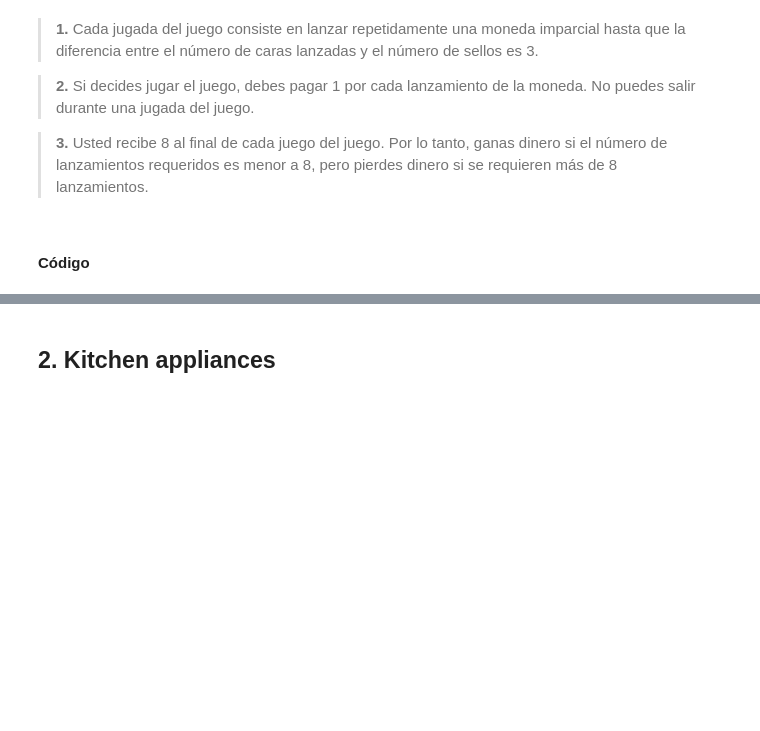
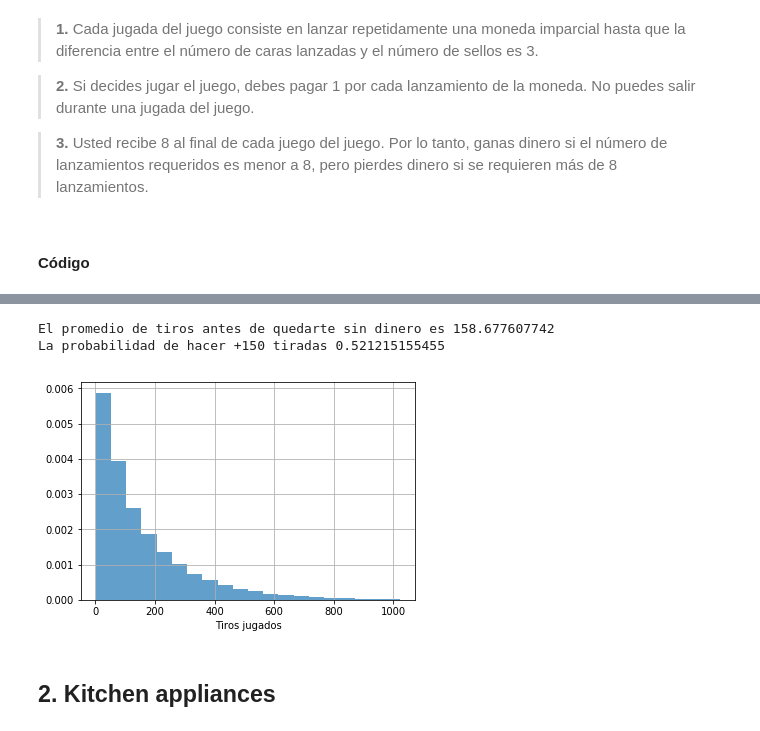
Before and after one commit to joseantonio2111/TrabajoTema1, a Jupyter notebook: TrabajoTema1.ipynb, the cells around one changed output, grey strips where cells are left out. Cells and saved outputs as stored; diff of their text form; code cells hidden in the pictures; blank space fills up the shorter version.

```diff
--- a/TrabajoTema1.ipynb
+++ b/TrabajoTema1.ipynb
@@ -41,3 +103,36 @@ La desv std de los tiros ganadores es: 7.29309920404
+# %%
+#Pregunta 4
+tj = []
+for j in range(1000):
+    c,s,t = 0,0,0
+    d=30
+    while d >= 0:
+        x = np.random.randint(0,2)
+        if x == 0:
+            c += 1
+            d -= 1
+        else:
+            s += 1
+            d -= 1
+        t += 1
+        if abs(s-c) == 3:
+            d +=8
+            tj.append(t)
+        else:
+            tj.append(t)
+    j+=1
+print('El promedio de tiros antes de quedarte sin dinero es',np.mean(tj))
+mu, sigma = np.mean(tj), np.std(tj)
+normal = st.norm(mu, sigma)
+print('La probabilidad de hacer +150 tiradas',1-normal.cdf(150))
+plt.hist(tj,20,alpha=0.7,normed = True)
+plt.grid()
+plt.xlabel('Tiros jugados')
+plt.show()
+# %% [output]
+El promedio de tiros antes de quedarte sin dinero es 158.677607742
+La probabilidad de hacer +150 tiradas 0.521215155455
+[figure, added]
 # %% [markdown]
 ## 2. Kitchen appliances
 # %% [markdown]
```
Also changed, not shown: parts of 4 cells of this notebook.
